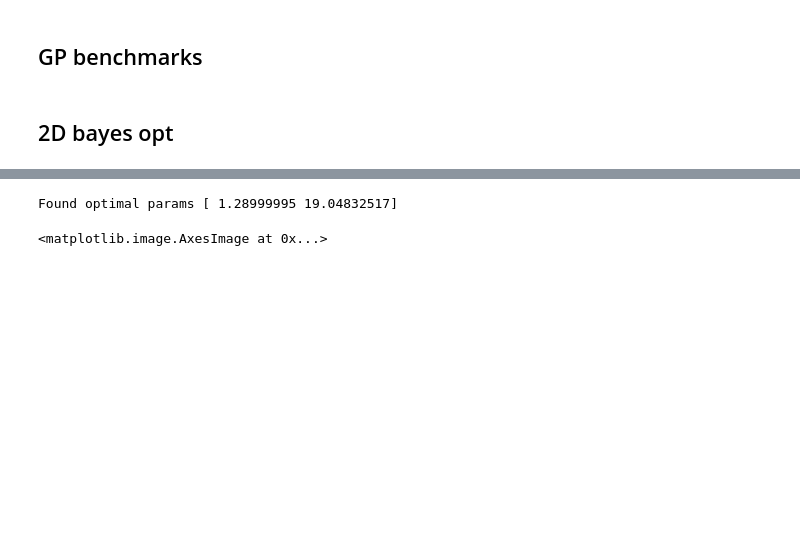
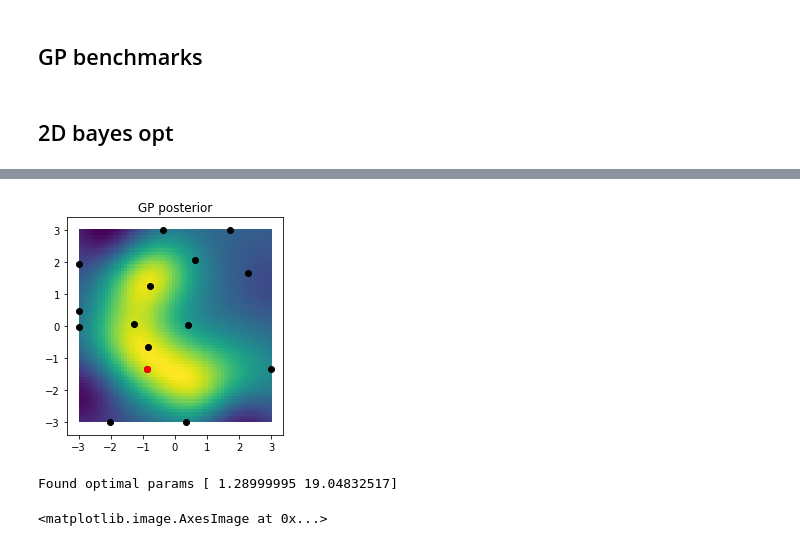
Before and after one commit to darthdeus/bopt, a Jupyter notebook: GP mojeopt.ipynb, the cells around one changed output, grey strips where cells are left out. Saved outputs shown, nothing was run; the diff lists cells and outputs as text; code cells hidden in the pictures; blank space fills up the shorter version.

Commit message:
Working 2d optimization, integer bounds not working anymore tho

```diff
--- a/GP mojeopt.ipynb
+++ b/GP mojeopt.ipynb
@@ -400,3 +414,7 @@ ValueError: setting an array element with a sequence.
+# %%
+plot_2d_optim_result(res)
+# %% [output]
+[figure, added]
 # %%
 from myopt.plot import plot_gp_2D
 from mpl_toolkits.mplot3d import axes3d, Axes3D
```
Also changed, not shown: parts of 11 cells of this notebook, 5 other files.
